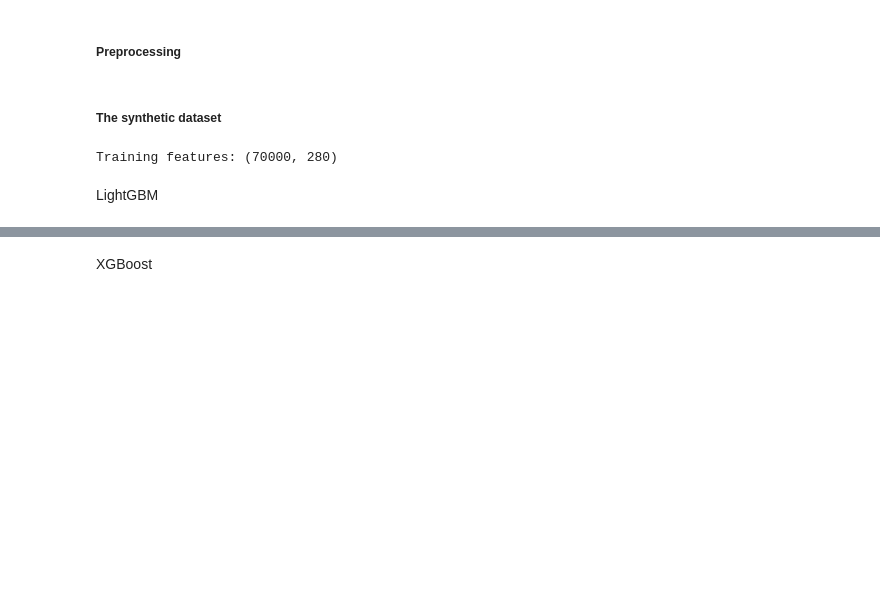
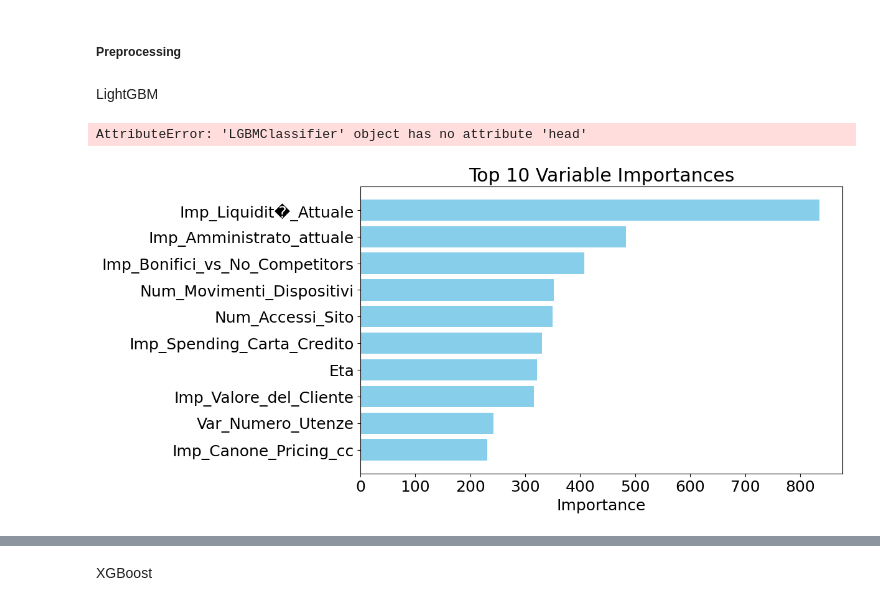
Before and after one commit to emanueleiacca/Analysis-on-Churn-Banking-Modeling-Dataset, a Jupyter notebook: Blackbox.ipynb, the cells around one changed output, grey strips where cells are left out. Saved outputs shown, nothing was run; the diff lists cells and outputs as text; code cells hidden in the pictures; blank space fills up the shorter version.

```diff
--- a/Blackbox.ipynb
+++ b/Blackbox.ipynb
@@ -53,4 +45,12 @@ def clean_feature_names(df):
 # %%
+X = df.drop('Flag_Richiesta_Estinzione_cc', axis=1)
+y = df['Flag_Richiesta_Estinzione_cc'].map({'no': 0, 'si': 1}).astype(int)
+XX = pd.get_dummies(X)
+
+def clean_feature_names(df):
+    df.columns = [col.replace(' ', '_').replace('[', '').replace(']', '').replace('<', '') for col in df.columns]
+    return df
+
 X_train, X_test, y_train, y_test = train_test_split(X, y, test_size=0.2, random_state=1) # Split 4:5, random state to ensure reproducibility
 
 XX = pd.get_dummies(pd.concat([X_train, X_test], sort=False)) #Encoding of the categorical features
@@ -66,5 +66,3 @@ X_train_final = X_train
 X_test_final = X_test
 y_train_final = y_train
 y_test_final = y_test
-# %% [markdown]
-##### The synthetic dataset
@@ -104,20 +69,3 @@ synthetic_df['Imp_Reddito'] = synthetic_df['Imp_Reddito'].replace(mapping2)
-# %%
-X_synthetic = synthetic_df.drop('Flag_Richiesta_Estinzione_cc', axis=1)
-y_synthetic = synthetic_df['Flag_Richiesta_Estinzione_cc'].map({'no': 0, 'si': 1})
-
-# Same process as before to ensure that column lenght is the same since once we train our model with specific columns, we need to ensure that our model has in input a df with same lenght and names
-X_synthetic = pd.get_dummies(X_synthetic)
-X_train_synthetic = clean_feature_names(X_synthetic)
-
-missing_columns_train = set(XX.columns) - set(X_train_synthetic.columns)
-for col in missing_columns_train:
-    X_train_synthetic[col] = 0
-
-X_train_res_synthetic = X_train_synthetic[XX.columns]
-
-print("Training features:", X_train_res_synthetic.shape)
-# %% [output]
-Training features: (70000, 280)
 # %% [markdown]
 LightGBM
 # %%
@@ -143,3 +91,23 @@ best_params = {
 best_lgb_classifier = lgb.LGBMClassifier(**best_params)
 best_lgb_classifier.fit(X_train_final, y_train_final)
 lgbm_predictions = best_lgb_classifier.predict_proba(X_test_final)[:, 1]
+# %% [output]
+AttributeError: 'LGBMClassifier' object has no attribute 'head'
+# %%
+# Get feature importances
+importance = best_lgb_classifier.feature_importances_
+
+# Summarize feature importances
+features = X_train.columns
+importance_df = pd.DataFrame({'Feature': features, 'Importance': importance})
+importance_df = importance_df.sort_values(by='Importance', ascending=False)
+
+# Plot feature importances
+plt.figure(figsize=(10, 6))
+plt.barh(importance_df['Feature'].head(10), importance_df['Importance'].head(10), color='skyblue')
+plt.xlabel('Importance')
+plt.title('Top 10 Variable Importances')
+plt.gca().invert_yaxis()  # Invert y-axis to have the most important at the top
+plt.show()
+# %% [output]
+[figure, added]
```
Also changed, not shown: parts of 6 cells of this notebook.
